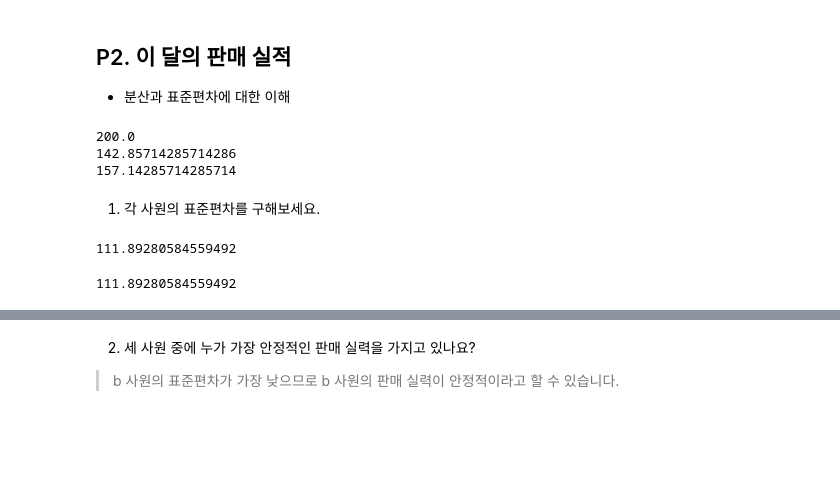
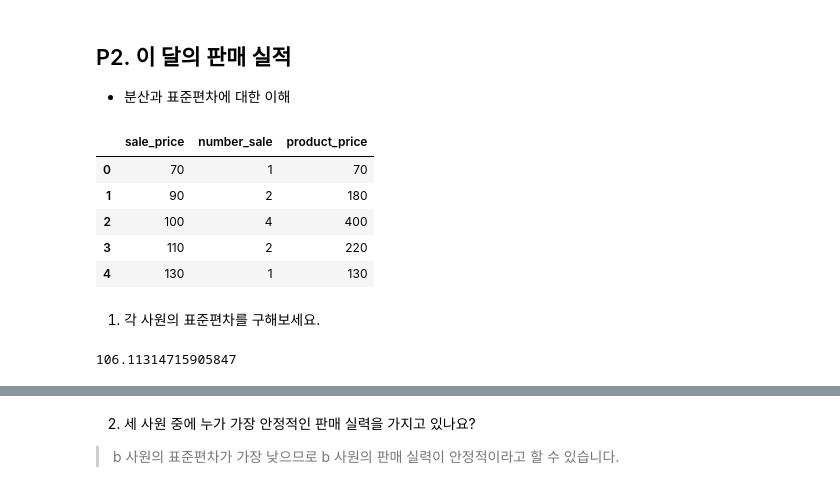
Before and after one commit to maruyacoding/yeardream2, a Jupyter notebook: TIL/May,2022/20220521_기초통계_과제ipynb.ipynb, the cells around one changed output, grey strips where cells are left out. Drawn from its saved outputs; the diff is of its cells as text; code cells hidden in the pictures; blank space fills up the shorter version.

```diff
--- a/TIL/May,2022/20220521_기초통계_과제ipynb.ipynb
+++ b/TIL/May,2022/20220521_기초통계_과제ipynb.ipynb
@@ -150,14 +150,14 @@ c = {
 }
 c = pd.DataFrame(c)
 # %%
-a['product_price'] = a.sale_price * a.number_sale
-b['product_price'] = b.sale_price * b.number_sale
-c['product_price'] = c.sale_price * c.number_sale
+a.product_price = a.sale_price * a.number_sale
+b.product_price = b.sale_price * b.number_sale
+c.product_price = c.sale_price * c.number_sale
+a
+# %% [output]
+|  | sale_price | number_sale | product_price |
+| 0 | 70 | 1 | 70 |
+| 1 | 90 | 2 | 180 |
+| 2 | 100 | 4 | 400 |
+| 3 | 110 | 2 | 220 |
+| 4 | 130 | 1 | 130 |
-# %%
-print(np.mean(a.product_price))
-print(np.mean(b.product_price))
-print(np.mean(c.product_price))
-# %% [output]
-200.0
-142.85714285714286
-157.14285714285714
@@ -164,11 +168,7 @@ print(np.mean(c.product_price))
 # %% [markdown]
 1. 각 사원의 표준편차를 구해보세요.
 # %%
-np.sqrt(np.var(a.product_price))
+np.sqrt(sum(np.square(a.product_price - a_mean)) / sum(a.number_sale))
 # %% [output]
-111.89280584559492
+106.11314715905847
-# %%
-np.std(a.product_price)
-# %% [output]
-111.89280584559492
 # %%
```
Also changed, not shown: parts of 7 cells of this notebook.
